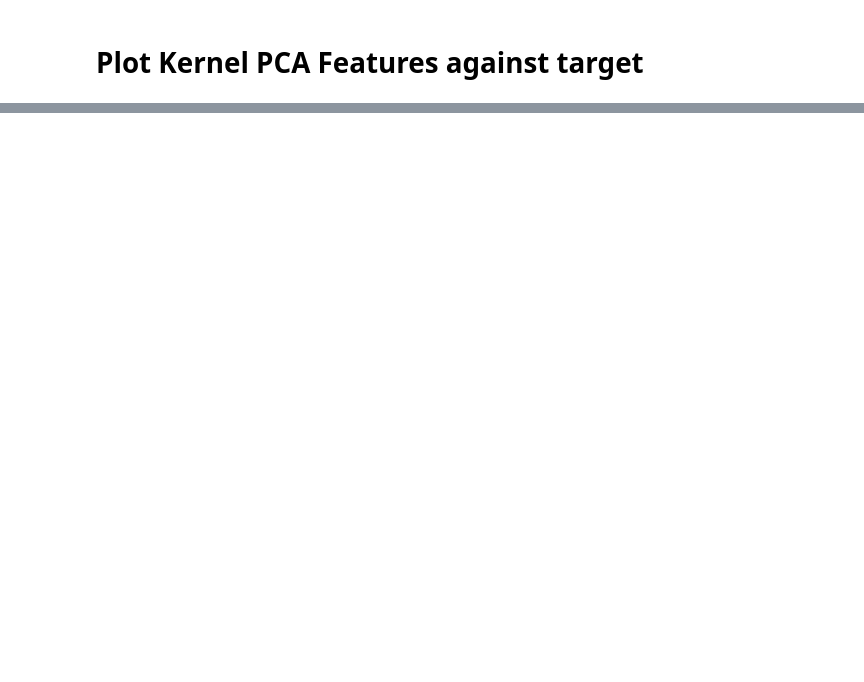
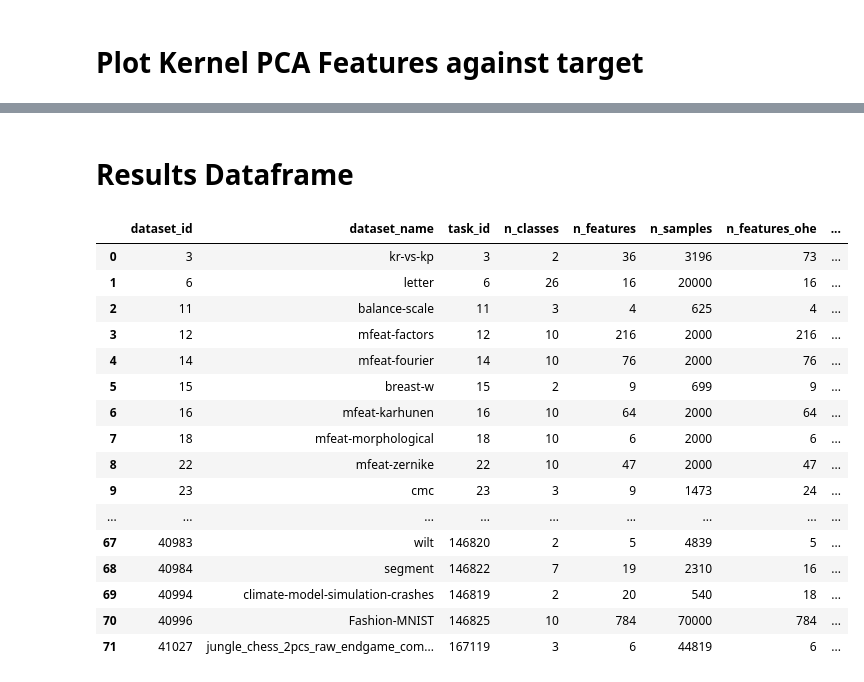
Before and after one commit to Wuuzzaa/thesis, a Jupyter notebook: src/results_plot.ipynb, the cells around one changed output, grey strips where cells are left out. Drawn from its saved outputs; the diff is of its cells as text; code cells hidden in the pictures; blank space fills up the shorter version.

```diff
--- a/src/results_plot.ipynb
+++ b/src/results_plot.ipynb
@@ -277,0 +375,24 @@ Name: y, dtype: int64
+# %% [markdown]
+# Results Dataframe
+# %%
+df = pd.read_feather(RESULTS_FILE_PATH)
+# %%
+df
+# %% [output]
+|  | dataset_id | dataset_name | task_id | n_classes | n_features | n_samples | n_features_ohe | ... |
+| 0 | 3 | kr-vs-kp | 3 | 2 | 36 | 3196 | 73 | ... |
+| 1 | 6 | letter | 6 | 26 | 16 | 20000 | 16 | ... |
+| 2 | 11 | balance-scale | 11 | 3 | 4 | 625 | 4 | ... |
+| 3 | 12 | mfeat-factors | 12 | 10 | 216 | 2000 | 216 | ... |
+| 4 | 14 | mfeat-fourier | 14 | 10 | 76 | 2000 | 76 | ... |
+| 5 | 15 | breast-w | 15 | 2 | 9 | 699 | 9 | ... |
+| 6 | 16 | mfeat-karhunen | 16 | 10 | 64 | 2000 | 64 | ... |
+| 7 | 18 | mfeat-morphological | 18 | 10 | 6 | 2000 | 6 | ... |
+| 8 | 22 | mfeat-zernike | 22 | 10 | 47 | 2000 | 47 | ... |
+| 9 | 23 | cmc | 23 | 3 | 9 | 1473 | 24 | ... |
+| ... | ... | ... | ... | ... | ... | ... | ... | ... |
+| 67 | 40983 | wilt | 146820 | 2 | 5 | 4839 | 5 | ... |
+| 68 | 40984 | segment | 146822 | 7 | 19 | 2310 | 16 | ... |
+| 69 | 40994 | climate-model-simulation-crashes | 146819 | 2 | 20 | 540 | 18 | ... |
+| 70 | 40996 | Fashion-MNIST | 146825 | 10 | 784 | 70000 | 784 | ... |
+| 71 | 41027 | jungle_chess_2pcs_raw_endgame_com... | 167119 | 3 | 6 | 44819 | 6 | ... |
```
Also changed, not shown: parts of 19 cells of this notebook.
